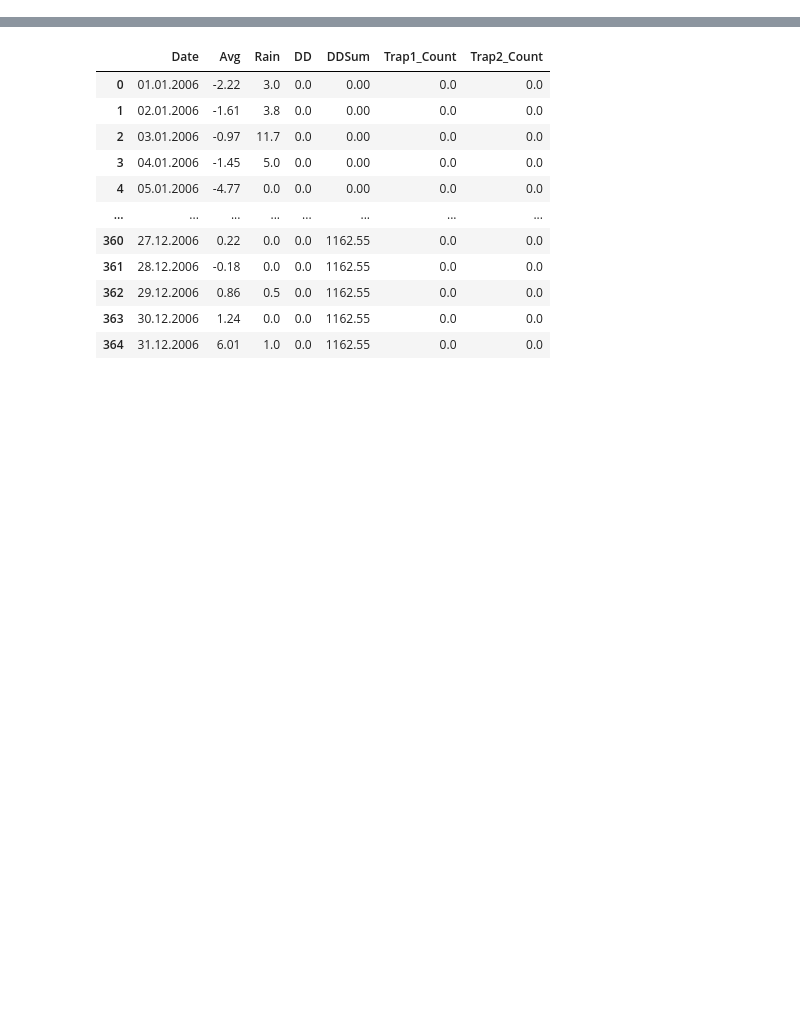
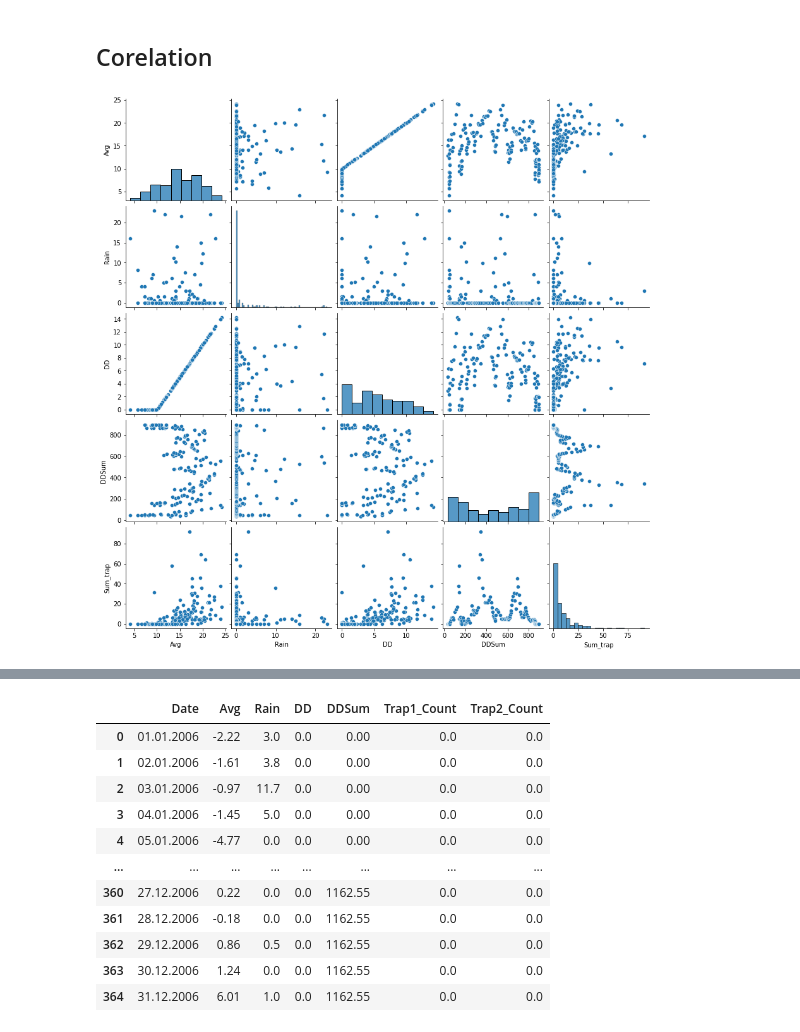
Before and after one commit to Ligerd/research_project, a Jupyter notebook: code/data_analisis.ipynb, the cells around one changed output, grey strips where cells are left out. Drawn from its saved outputs; the diff is of its cells as text; code cells hidden in the pictures; blank space fills up the shorter version.

```diff
--- a/code/data_analisis.ipynb
+++ b/code/data_analisis.ipynb
@@ -6,7 +8,11 @@ import matplotlib.dates
 # %%
 data_2005 = pd.read_csv('../data/Data2005.csv', sep=";")
 data_2005.columns = data_2005.columns.str.replace(' ', '')
-data_2005 = data_2005.fillna(0)
+data_2005 = data_2005.fillna(0.0)
+data_2006 = pd.read_csv('../data/Data2006.csv', sep=";")
+data_2006.columns = data_2006.columns.str.replace(' ', '')
+data_2006 = data_2006.fillna(0.0)
+col = ['Date', 'Avg', 'Rain', 'DD', 'DDSum', 'Trap1_Count','Trap2_Count']
 # %%
 data_2005.columns
 # %% [output]
@@ -16 +22,11 @@ Index(['Date', 'Min', 'Max', 'Avg', 'AvgII', 'Dev', 'Dev%', 'Rain', 'DD',
       dtype='object')
+# %%
+def prepare_data(df, columns: list):
+    df = df.filter(columns)
+    df["Trap1_Count"].where(df["Trap1_Count"] == 0.0, other=(df["Trap1_Count"].fillna(method='ffill') + df["Trap1_Count"].fillna(method='bfill'))/2, inplace=True)
+    df["Trap2_Count"].where(df["Trap2_Count"] == 0.0, other=(df["Trap2_Count"].fillna(method='ffill') + df["Trap2_Count"].fillna(method='bfill'))/2, inplace=True)
+    df["Trap1_Sum"] = df["Trap1_Count"].cumsum()
+    df["Trap2_Sum"] = df["Trap2_Count"].cumsum()
+    df['Sum_trap'] = df[["Trap1_Count", "Trap2_Count"]].sum(axis=1)
+    df.ne(0).idxmax().to_frame('pos').assign(val=lambda d: df.lookup(d.pos, d.index))
+    return df.loc[120:284]
@@ -16,0 +43,3 @@ Index(['Date', 'Min', 'Max', 'Avg', 'AvgII', 'Dev', 'Dev%', 'Rain', 'DD',
+# %%
+data_2005 = prepare_data(data_2005,col)
+data_2006 = prepare_data(data_2006,col)
@@ -16,0 +62,7 @@ Index(['Date', 'Min', 'Max', 'Avg', 'AvgII', 'Dev', 'Dev%', 'Rain', 'DD',
+# %% [markdown]
+## Corelation
+# %%
+sns.pairplot(data_2005[['Avg', 'Rain', 'DD', 'DDSum', 'Sum_trap']], kind="scatter")
+plt.show()
+# %% [output]
+[figure, added]
```
Also changed, not shown: parts of 14 cells of this notebook.
